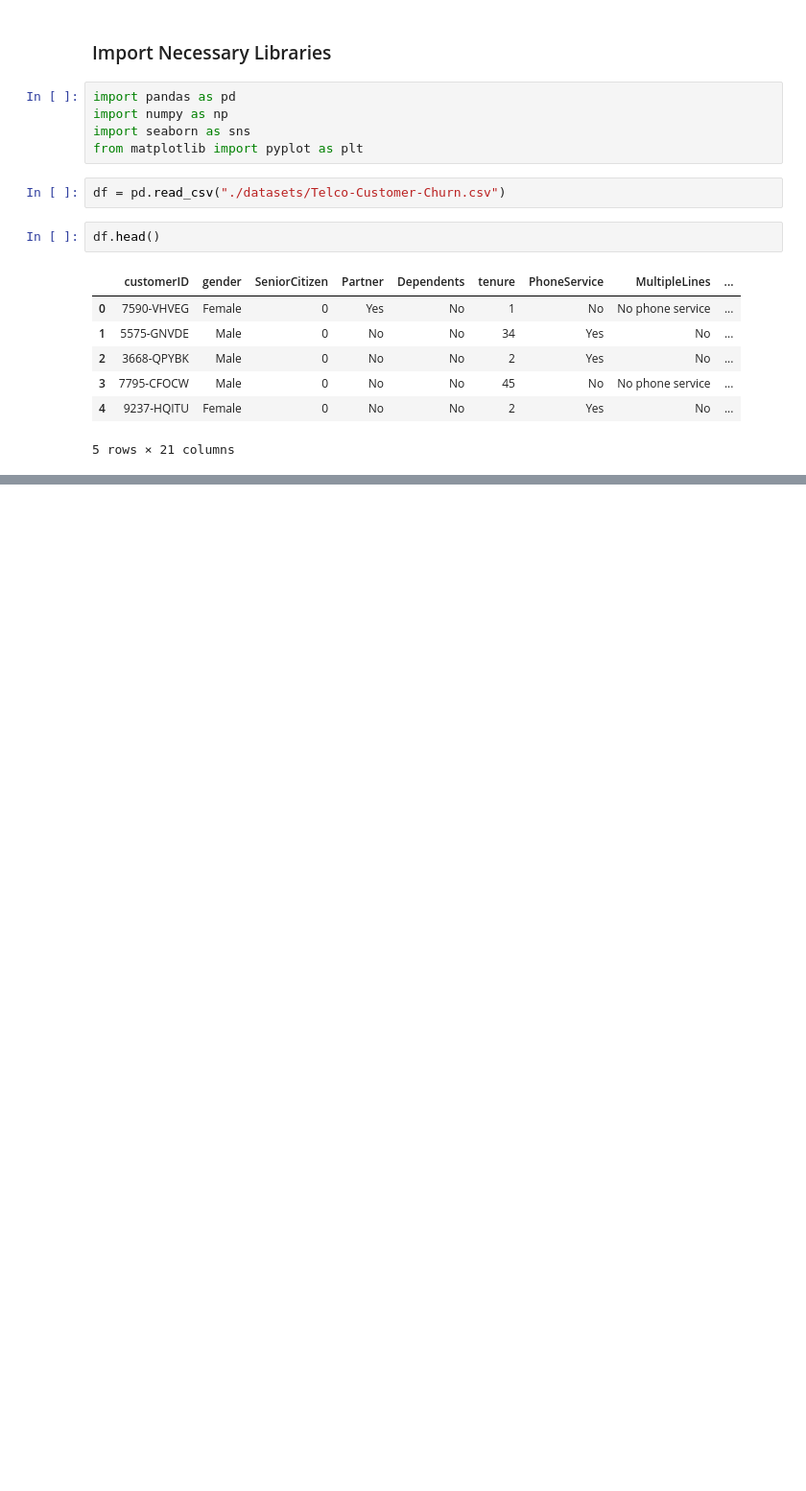
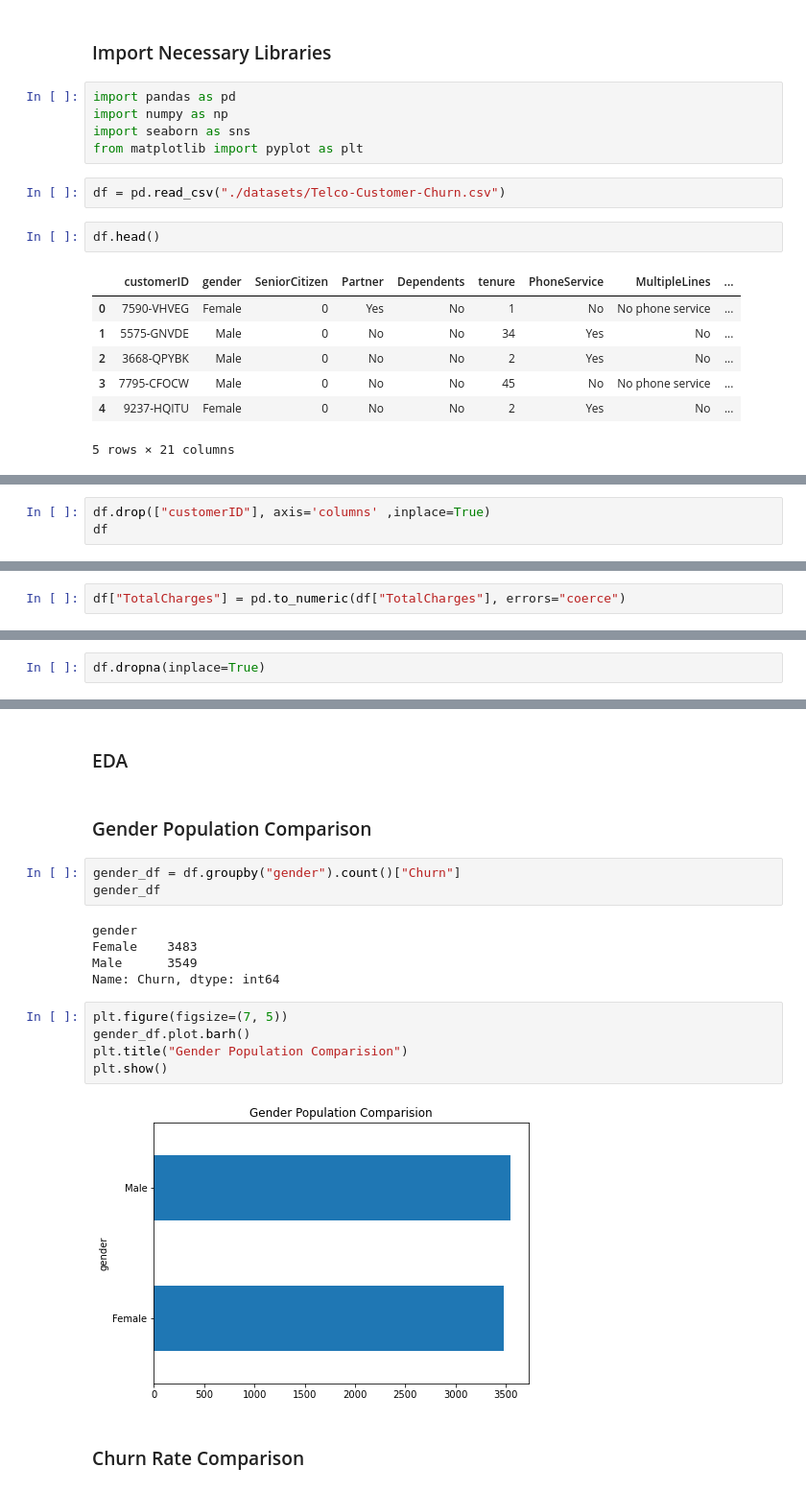
Before and after one commit to Princekrampah/DeepLearningProjects, a Jupyter notebook: CustomerChurnPrediction.ipynb, the cells around one changed output, grey strips where cells are left out. Shown at 96% size. Drawn from its saved outputs; the diff is of its cells as text; blank space fills up the shorter version.

Commit message:
Customer churn prediction

```diff
--- a/CustomerChurnPrediction.ipynb
+++ b/CustomerChurnPrediction.ipynb
@@ -33,0 +36,3 @@ df.head()
+# %%
+df.drop(["customerID"], axis='columns' ,inplace=True)
+df
@@ -33,0 +77,2 @@ df.head()
+# %%
+df["TotalCharges"] = pd.to_numeric(df["TotalCharges"], errors="coerce")
@@ -33,0 +121,2 @@ df.head()
+# %%
+df.dropna(inplace=True)
@@ -33,0 +152,21 @@ df.head()
+# %% [markdown]
+### EDA
+# %% [markdown]
+### Gender Population Comparison
+# %%
+gender_df = df.groupby("gender").count()["Churn"]
+gender_df
+# %% [output]
+gender
+Female    3483
+Male      3549
+Name: Churn, dtype: int64
+# %%
+plt.figure(figsize=(7, 5))
+gender_df.plot.barh()
+plt.title("Gender Population Comparision")
+plt.show()
+# %% [output]
+[figure, added]
+# %% [markdown]
+### Churn Rate Comparison
```
Also changed, not shown: parts of 51 cells of this notebook.
